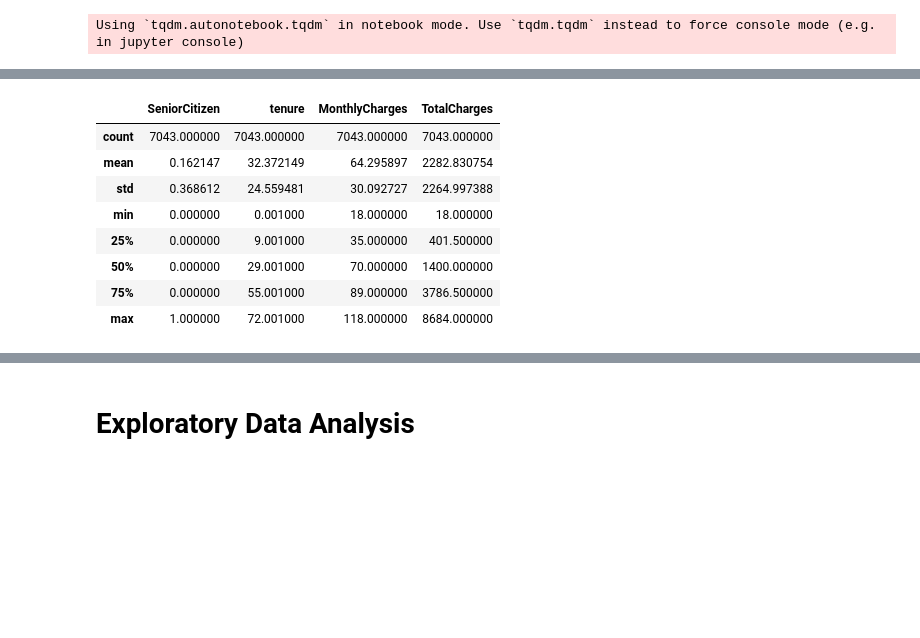
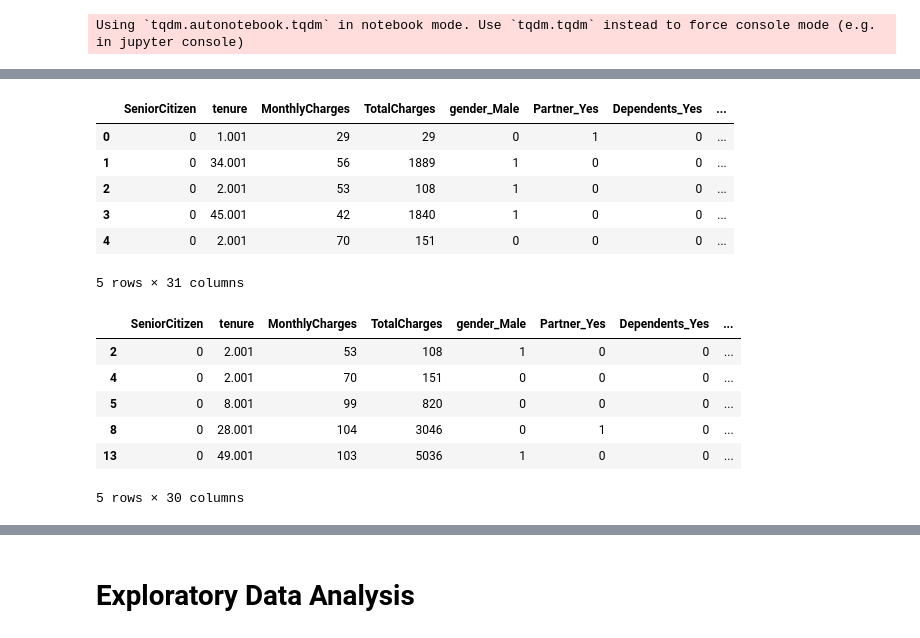
Before and after one commit to Sebastian1981/CBM_Survival_Analysis, a Jupyter notebook: poc.ipynb, the cells around one changed output, grey strips where cells are left out. Saved outputs shown, nothing was run; the diff lists cells and outputs as text; code cells hidden in the pictures; blank space fills up the shorter version.

```diff
--- a/poc.ipynb
+++ b/poc.ipynb
@@ -69,12 +29,0 @@ dtype: object
-# %%
-tenure_df.describe()
-# %% [output]
-|  | SeniorCitizen | tenure | MonthlyCharges | TotalCharges |
-| count | 7043.000000 | 7043.000000 | 7043.000000 | 7043.000000 |
-| mean | 0.162147 | 32.372149 | 64.295897 | 2282.830754 |
-| std | 0.368612 | 24.559481 | 30.092727 | 2264.997388 |
-| min | 0.000000 | 0.001000 | 18.000000 | 18.000000 |
-| 25% | 0.000000 | 9.001000 | 35.000000 | 401.500000 |
-| 50% | 0.000000 | 29.001000 | 70.000000 | 1400.000000 |
-| 75% | 0.000000 | 55.001000 | 89.000000 | 3786.500000 |
-| max | 1.000000 | 72.001000 | 118.000000 | 8684.000000 |
@@ -80,0 +35,20 @@ tenure_df.describe()
+# %%
+data.churn_df.head()
+# %% [output]
+|  | SeniorCitizen | tenure | MonthlyCharges | TotalCharges | gender_Male | Partner_Yes | Dependents_Yes | ... |
+| 0 | 0 | 1.001 | 29 | 29 | 0 | 1 | 0 | ... |
+| 1 | 0 | 34.001 | 56 | 1889 | 1 | 0 | 0 | ... |
+| 2 | 0 | 2.001 | 53 | 108 | 1 | 0 | 0 | ... |
+| 3 | 0 | 45.001 | 42 | 1840 | 1 | 0 | 0 | ... |
+| 4 | 0 | 2.001 | 70 | 151 | 0 | 0 | 0 | ... |
+5 rows × 31 columns
+# %%
+data.churn_df_uncensored.head()
+# %% [output]
+|  | SeniorCitizen | tenure | MonthlyCharges | TotalCharges | gender_Male | Partner_Yes | Dependents_Yes | ... |
+| 2 | 0 | 2.001 | 53 | 108 | 1 | 0 | 0 | ... |
+| 4 | 0 | 2.001 | 70 | 151 | 0 | 0 | 0 | ... |
+| 5 | 0 | 8.001 | 99 | 820 | 0 | 0 | 0 | ... |
+| 8 | 0 | 28.001 | 104 | 3046 | 0 | 1 | 0 | ... |
+| 13 | 0 | 49.001 | 103 | 5036 | 1 | 0 | 0 | ... |
+5 rows × 30 columns
```
Also changed, not shown: parts of 29 cells of this notebook.
